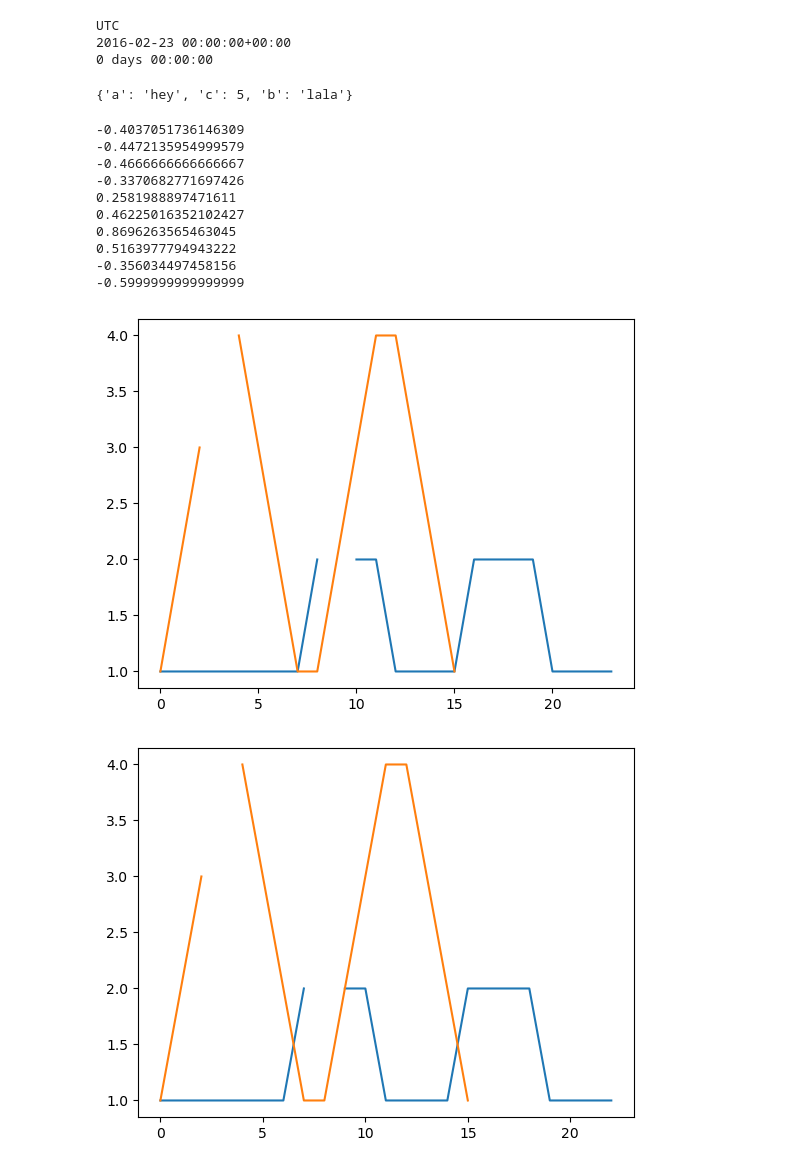
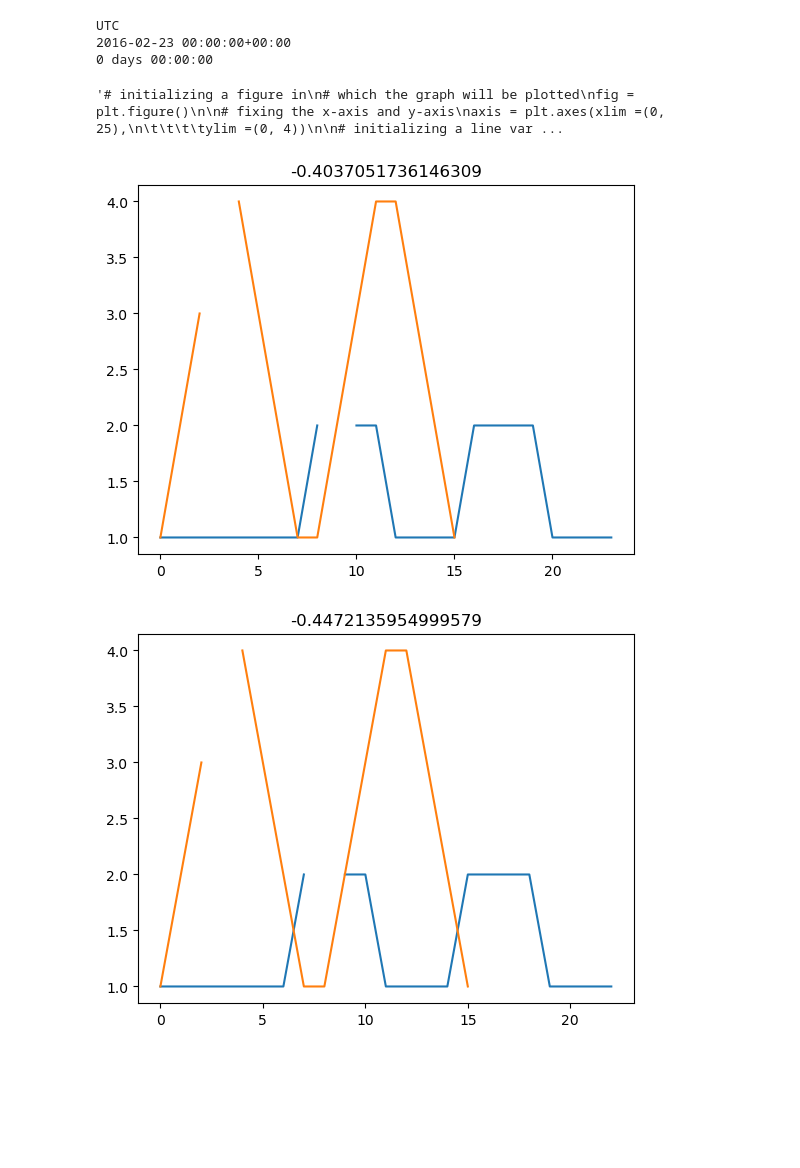
Before and after one commit to sergiogyoz/Machine-Learning, a Jupyter notebook: project/project_testing.ipynb, the cells around one changed output. Drawn from its saved outputs; the diff is of its cells as text; code cells hidden in the pictures; blank space fills up the shorter version.

```diff
--- a/project/project_testing.ipynb
+++ b/project/project_testing.ipynb
@@ -8,15 +8,17 @@ assert sklearn.__version__ >= "0.20"
 
 import numpy as np
 import pandas as pd
-import seaborn as sns
 import os
 
 import matplotlib as mpl
 import matplotlib.pyplot as plt
 from matplotlib.dates import DateFormatter
+from mpl_toolkits.mplot3d import Axes3D
+import seaborn as sns
 
 from dataretrieval import nwis, utils, codes
-sns.set_style("whitegrid")
+#sns.set_style("whitegrid")
+sns.set_style("darkgrid")
 # %%
 def percentiles(df=pd.DataFrame, label="wl", show = True, plot=True,station_name="", percents=[]):
     """Get 10% percentile distribution and plot it. Percentiles can be provided """
@@ -168,41 +179,69 @@ print(df.index[0]-testdf.index[53])
 UTC
 2016-02-23 00:00:00+00:00
 0 days 00:00:00
-# %%
-xxx={"a":"hey","c":5}
-xxx["b"]="lala"
-xxx
-# %% [output]
-{'a': 'hey', 'c': 5, 'b': 'lala'}
 # %%
 # graph for the cross correlation
 import pandas as pd
 import matplotlib.pyplot as plt
+from matplotlib import pyplot as plt
+import numpy as np
+from matplotlib.animation import FuncAnimation
 
 xxx=pd.DataFrame()
 yyy=pd.DataFrame()
 xxx["a"]=[1,1,1,1,1,1,1,1,2,None,2,2,1,1,1,1,2,2,2,2,1,1,1,1]
 yyy["b"]=[1,2,3,None,4,3,2,1,1,2,3,4,4,3,2,1]
 n=10
 
 for i in range(10):
     plt.figure()
     xxx["a"].shift(-i).plot()
     yyy["b"].plot()
     df=pd.DataFrame()
     df["1"] = yyy["b"][0:n].values
     df["2"] = xxx["a"].shift(-i)[0:n].values
-    print(df["1"].corr(df["2"]) )
+    plt.title(df["1"].corr(df["2"]))
+
+"""# initializing a figure in
+# which the graph will be plotted
+fig = plt.figure()
+
+# fixing the x-axis and y-axis
+axis = plt.axes(xlim =(0, 25),
+				ylim =(0, 4))
+
+# initializing a line variable
+line1, = axis.plot([], [], lw = 3)
+line2, = axis.plot([], [], lw = 3)
+df=pd.DataFrame()
+# init function for the animation
+def init():
+	line1.set_data([], [])
+	line2.set_data([], [])
+	return line1, line2
+
+def animate(i):
+    n = min( len(yyy["b"].values), len(xxx["a"].shift(-i).values) )
+    x1=range(i,i+n)
+    y1=xxx["a"].shift(-i).values
+    x2=range(n)
+    y2=yyy["b"].values
+    df["1"] = y2
+    df["2"] = y1
+    ccr =df["1"].corr(df["2"])
+    plt.title(f"cross correlation {ccr: .4f}" )
+	# plots
+    line1.set_data(x1,y1)
+    line2.set_data(x2,y2)
+    return line1, line2
+
+anim = FuncAnimation(fig, animate, init_func = init,
+					frames = list(range(10)), interval = 50, blit = True)
+
+
+anim.save('crosscorr.gif', fps = 2)
+"""
 # %% [output]
--0.4037051736146309
--0.4472135954999579
--0.4666666666666667
--0.3370682771697426
-0.2581988897471611
-0.46225016352102427
-0.8696263565463045
-0.5163977794943222
--0.356034497458156
--0.5999999999999999
+'# initializing a figure in\n# which the graph will be plotted\nfig = plt.figure()\n\n# fixing the x-axis and y-axis\naxis = plt.axes(xlim =(0, 25),\n\t\t\t\tylim =(0, 4))\n\n# initializing a line var ...
-[figure, old version]
+[figure, new version]
-[figure, old version]
+[figure, new version]
```
Also changed, not shown: parts of 6 cells of this notebook, 1 other file.
